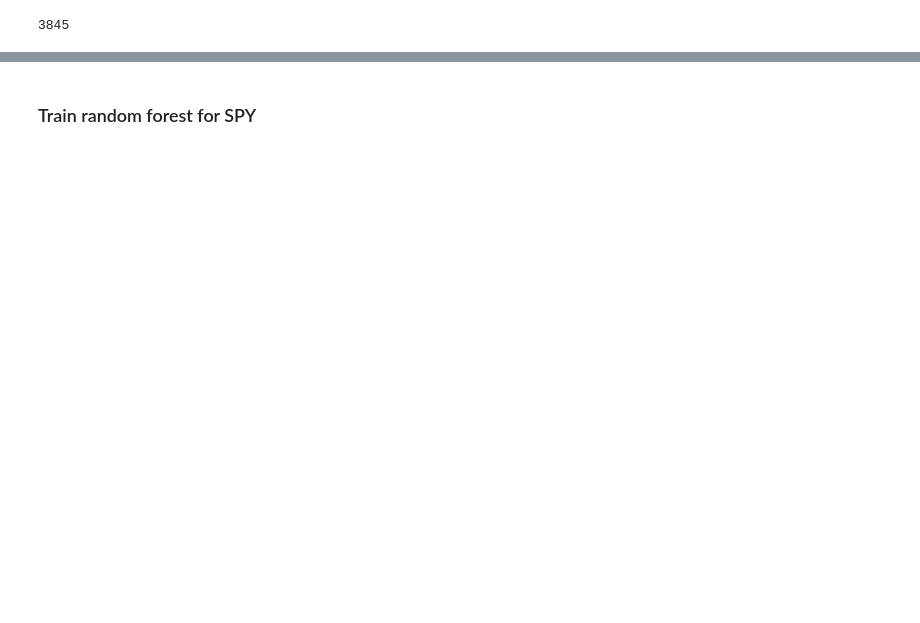
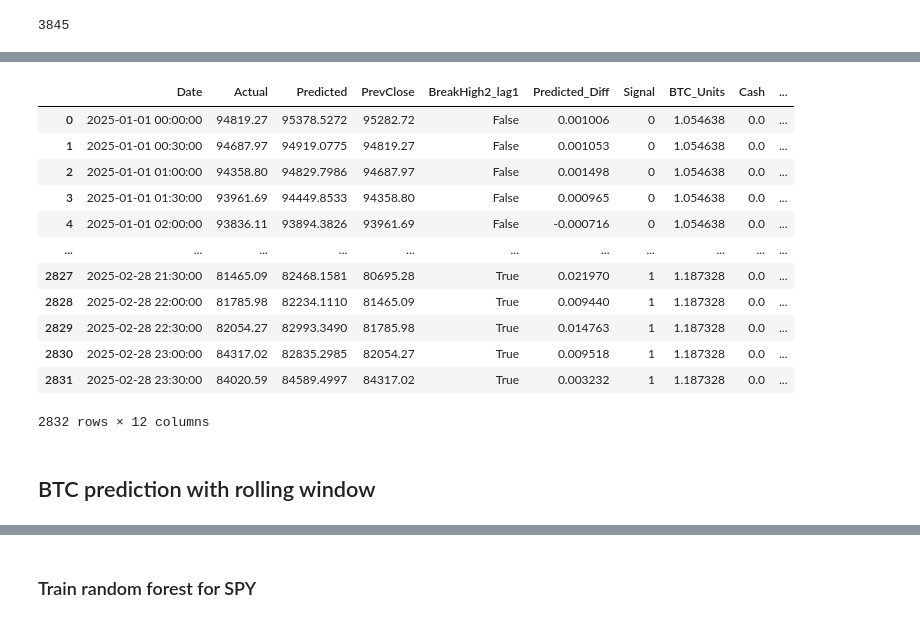
Before and after one commit to jeswid/DSE4211_Trading_Strategy, a Jupyter notebook: src/random forest.ipynb, the cells around one changed output, grey strips where cells are left out. Saved outputs shown, nothing was run; the diff lists cells and outputs as text; code cells hidden in the pictures; blank space fills up the shorter version.

Commit message:
updated rf trading strategy

```diff
--- a/src/random forest.ipynb
+++ b/src/random forest.ipynb
@@ -435,0 +463,24 @@ num_observations_spy
+# %%
+rf_model = RandomForestRegressor(
+    n_estimators=100,
+    max_depth=20,
+    random_state=42,
+    max_features=10
+)
+rf_model.fit(X_train, y_train)
+
+# Make predictions
+y_pred = rf_model.predict(X_test)
+
+# Evaluate the model
+mae = mean_absolute_error(y_test, y_pred)
+mse = mean_squared_error(y_test, y_pred)
+rmse = np.sqrt(mse)
+r2 = r2_score(y_test, y_pred)
+# %%
+results_df = pd.DataFrame(test_date)
+results_df['Actual'] = y_test  # Add actual values
+results_df['Predicted'] = y_pred  # Add predicted values
+results_df['PrevClose'] = X_test[['Close_lag1']]
+results_df['BreakHigh2_lag1'] = X_test[['BreakHigh2_lag1']]
+results_df
@@ -435,0 +572,26 @@ num_observations_spy
+# %%
+# Calculate buy & hold strategy for comparison
+initial_btc = initial_investment / trading_results['Actual'].iloc[0]
+trading_results['Buy_Hold_Value'] = initial_btc * trading_results['Actual']
+
+# Calculate returns and metrics
+total_return = (trading_results['Portfolio_Value'].iloc[-1] / initial_investment) - 1
+num_trades = trading_results['Position_Change'].sum()
+# %%
+trading_results
+# %% [output]
+|  | Date | Actual | Predicted | PrevClose | BreakHigh2_lag1 | Predicted_Diff | Signal | BTC_Units | Cash | ... |
+| 0 | 2025-01-01 00:00:00 | 94819.27 | 95378.5272 | 95282.72 | False | 0.001006 | 0 | 1.054638 | 0.0 | ... |
+| 1 | 2025-01-01 00:30:00 | 94687.97 | 94919.0775 | 94819.27 | False | 0.001053 | 0 | 1.054638 | 0.0 | ... |
+| 2 | 2025-01-01 01:00:00 | 94358.80 | 94829.7986 | 94687.97 | False | 0.001498 | 0 | 1.054638 | 0.0 | ... |
+| 3 | 2025-01-01 01:30:00 | 93961.69 | 94449.8533 | 94358.80 | False | 0.000965 | 0 | 1.054638 | 0.0 | ... |
+| 4 | 2025-01-01 02:00:00 | 93836.11 | 93894.3826 | 93961.69 | False | -0.000716 | 0 | 1.054638 | 0.0 | ... |
+| ... | ... | ... | ... | ... | ... | ... | ... | ... | ... | ... |
+| 2827 | 2025-02-28 21:30:00 | 81465.09 | 82468.1581 | 80695.28 | True | 0.021970 | 1 | 1.187328 | 0.0 | ... |
+| 2828 | 2025-02-28 22:00:00 | 81785.98 | 82234.1110 | 81465.09 | True | 0.009440 | 1 | 1.187328 | 0.0 | ... |
+| 2829 | 2025-02-28 22:30:00 | 82054.27 | 82993.3490 | 81785.98 | True | 0.014763 | 1 | 1.187328 | 0.0 | ... |
+| 2830 | 2025-02-28 23:00:00 | 84317.02 | 82835.2985 | 82054.27 | True | 0.009518 | 1 | 1.187328 | 0.0 | ... |
+| 2831 | 2025-02-28 23:30:00 | 84020.59 | 84589.4997 | 84317.02 | True | 0.003232 | 1 | 1.187328 | 0.0 | ... |
+2832 rows × 12 columns
+# %% [markdown]
+## BTC prediction with rolling window
```
Also changed, not shown: parts of 49 cells of this notebook.
